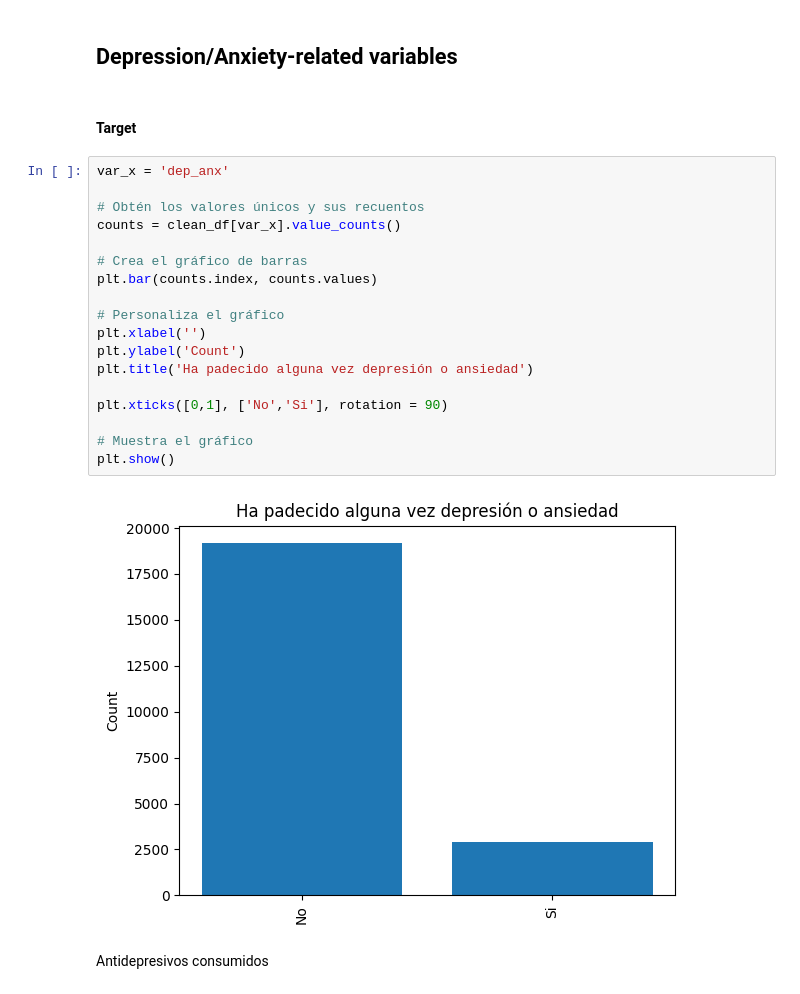
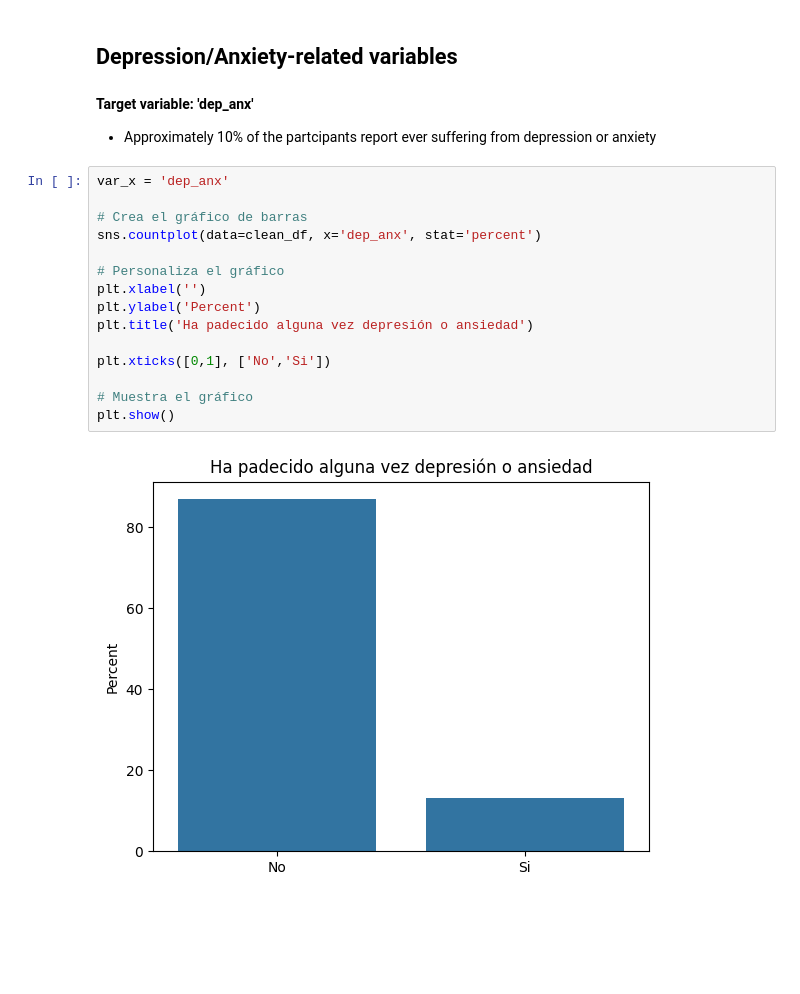
Before and after one commit to linama2593/mental_health_spain, a Jupyter notebook: src/exploratory_data_analysis_json.ipynb, the cells around one changed output. Saved outputs shown, nothing was run; the diff lists cells and outputs as text; blank space fills up the shorter version.

```diff
--- a/src/exploratory_data_analysis_json.ipynb
+++ b/src/exploratory_data_analysis_json.ipynb
@@ -252,27 +252,24 @@ plt.show()
 [figure]
 # %% [markdown]
 ## Depression/Anxiety-related variables
-# %% [markdown]
-#### Target
+# %% [markdown]
+**Target variable: 'dep_anx'**
+
+*  Approximately 10% of the partcipants report ever suffering from depression or anxiety
 # %%
 var_x = 'dep_anx'
 
-# Obtén los valores únicos y sus recuentos
-counts = clean_df[var_x].value_counts()
-
 # Crea el gráfico de barras
-plt.bar(counts.index, counts.values)
+sns.countplot(data=clean_df, x='dep_anx', stat='percent')
 
 # Personaliza el gráfico
 plt.xlabel('')
-plt.ylabel('Count')
+plt.ylabel('Percent')
 plt.title('Ha padecido alguna vez depresión o ansiedad')
 
-plt.xticks([0,1], ['No','Si'], rotation = 90)
+plt.xticks([0,1], ['No','Si'])
 
 # Muestra el gráfico
 plt.show()
 # %% [output]
-[figure, old version]
+[figure, new version]
-# %% [markdown]
-Antidepresivos consumidos
```
Also changed, not shown: parts of 11 cells of this notebook.
